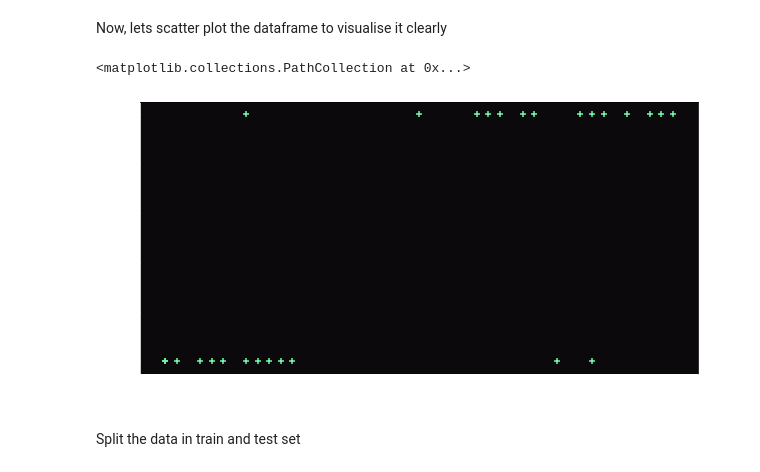
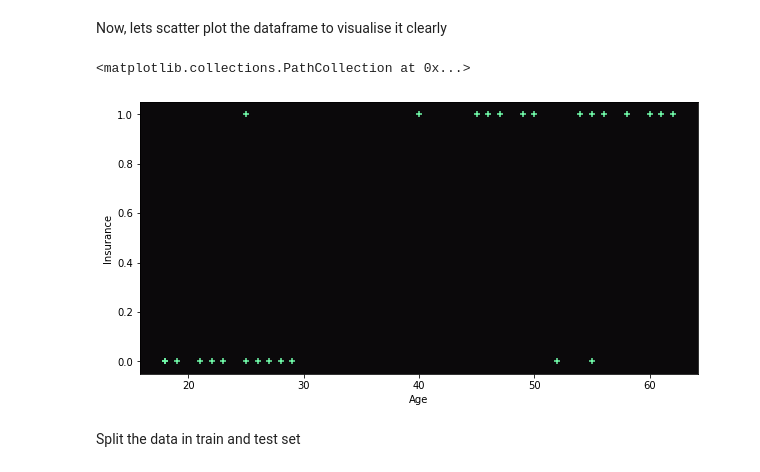
Before and after one commit to dasdebjeet/data_science, a Jupyter notebook: Machine Learning/Logistic_Regression/Logistic Regression (using insurance dataset).ipynb, the cells around one changed output. Saved outputs shown, nothing was run; the diff lists cells and outputs as text; code cells hidden in the pictures.

```diff
--- a/Machine Learning/Logistic_Regression/Logistic Regression (using insurance dataset).ipynb
+++ b/Machine Learning/Logistic_Regression/Logistic Regression (using insurance dataset).ipynb
@@ -29,18 +29,18 @@ Now, lets scatter plot the dataframe to visualise it clearly
 # %%
 plt.rcParams['axes.facecolor'] = '#0B090B'
 plt.rcParams["figure.figsize"] = (10,5)
-plt.tick_params(axis='both', colors='#fff')
-plt.gca().spines['left'].set_color('#fff')
-plt.gca().spines['bottom'].set_color('#fff')
-mpl.rc('axes', labelcolor='#fff')
-plt.tick_params(axis='both', colors='#fff')
+# plt.tick_params(axis='both', colors='#fff')
+# plt.gca().spines['left'].set_color('#fff')
+# plt.gca().spines['bottom'].set_color('#fff')
+# mpl.rc('axes', labelcolor='#fff')
+# plt.tick_params(axis='both', colors='#fff')
 
 plt.ylabel("Insurance")
 plt.xlabel("Age")
 plt.scatter(df[['age']], df.bought_insurance, marker="+", color="#71FCAA")
 # %% [output]
 <matplotlib.collections.PathCollection at 0x...>
-[figure, old version]
+[figure, new version]
 # %% [markdown]
 Split the data in train and test set
 # %%
```
Also changed, not shown: parts of 7 cells of this notebook, 3 other files.
